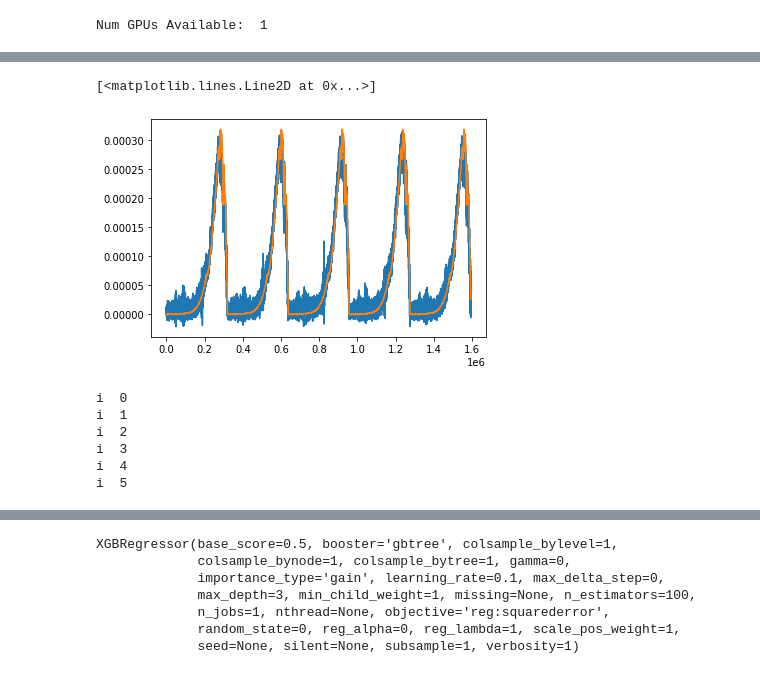
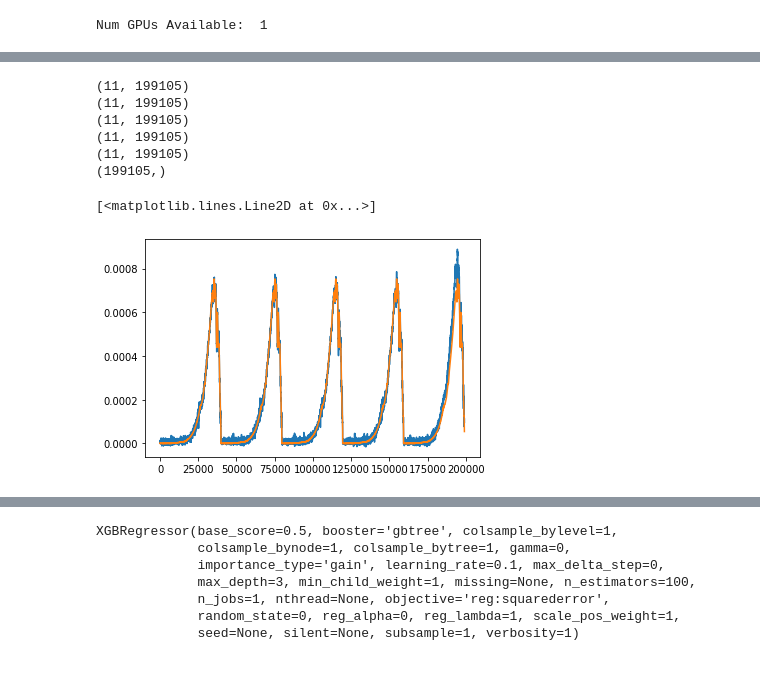
Before and after one commit to Ammon1/Math, a Jupyter notebook: noise_D.ipynb, the cells around one changed output, grey strips where cells are left out. Drawn from its saved outputs; the diff is of its cells as text; code cells hidden in the pictures.

```diff
--- a/noise_D.ipynb
+++ b/noise_D.ipynb
@@ -71,7 +124,7 @@ X_0=np.hstack((
             df2.iloc[:,1],
             df3.iloc[:,1],
             df4.iloc[:,1],
-            df5.iloc[:,1],))
+            df0.iloc[:,1],))
 
 X_01=np.arange(0,df_Y.iloc[:,1].shape[0])
 X_02=np.power(X_01,2)
@@ -83,6 +136,10 @@ X2=df_bg2.iloc[:,1].values
 X3=df_bg3.iloc[:,1].values
 X4=df_bg4.iloc[:,1].values
 X5=df_bg5.iloc[:,1].values
+X6=df_bg6.iloc[:,1].values
+X7=df_bg7.iloc[:,1].values
+X8=df_bg8.iloc[:,1].values
+X9=df_bg9.iloc[:,1].values
 
 
 X_1=np.tile(X1,int(X_0.shape[0]/Y_0.shape[0]))
@@ -90,9 +147,14 @@ X_2=np.tile(X2,int(X_0.shape[0]/Y_0.shape[0]))
 X_3=np.tile(X3,int(X_0.shape[0]/Y_0.shape[0]))
 X_4=np.tile(X4,int(X_0.shape[0]/Y_0.shape[0]))
 X_5=np.tile(X5,int(X_0.shape[0]/Y_0.shape[0]))
-X_8=np.tile(X_01,int(X_0.shape[0]/Y_0.shape[0]))
-X_9=np.tile(X_02,int(X_0.shape[0]/Y_0.shape[0]))
-X_10=np.tile(X_03,int(X_0.shape[0]/Y_0.shape[0]))
+X_6=np.tile(X6,int(X_0.shape[0]/Y_0.shape[0]))
+X_7=np.tile(X7,int(X_0.shape[0]/Y_0.shape[0]))
+X_8=np.tile(X8,int(X_0.shape[0]/Y_0.shape[0]))
+X_9=np.tile(X9,int(X_0.shape[0]/Y_0.shape[0]))
+
+X_10=np.tile(X_01,int(X_0.shape[0]/Y_0.shape[0]))
+X_11=np.tile(X_02,int(X_0.shape[0]/Y_0.shape[0]))
+X_12=np.tile(X_03,int(X_0.shape[0]/Y_0.shape[0]))
 
 Y=np.tile(Y_0,int(X_0.shape[0]/Y_0.shape[0]))
-X=np.vstack((X_0,X_1,X_2,X_3,X_4,X_5,X_8,X_9,X_10))
+X=np.vstack((X_0,X_1,X_2,X_3,X_4,X_5,X_8,X_9,X_10,X_11,X_12))
@@ -98,0 +199,14 @@ X=np.vstack((X_0,X_1,X_2,X_3,X_4,X_5,X_8,X_9,X_10))
+# %%
+print(X.shape)
+print(X1.shape)
+print(X2.shape)
+print(X3.shape)
+print(X4.shape)
+print(Y.shape)
+# %% [output]
+(11, 199105)
+(11, 199105)
+(11, 199105)
+(11, 199105)
+(11, 199105)
+(199105,)
@@ -99,26 +222,6 @@ X=np.vstack((X_0,X_1,X_2,X_3,X_4,X_5,X_8,X_9,X_10))
 # %%
-plt.plot(X[0,:])
-plt.plot(Y/60)
+plt.plot(X[:,0])
+plt.plot(Y)
 # %% [output]
 [<matplotlib.lines.Line2D at 0x...>]
-[figure, old version]
+[figure, new version]
-# %%
-i=0
-j=0
-for file in arr:
-    if 'dpt' in file:
-       #pomair dokladny
-       if '100sc' in file and 'bcg'not in file and '541' in file:
-           globals()['df_Y']=pd.read_csv(path+file,sep=',')
-       #pomiar niedokladny
-       elif '10sc' in file and 'bcg' not in file and '541' in file:
-           print('i ',i)
-           globals()['df'+str(i)]=pd.read_csv(path+file,sep=',')
-           i=i+1
-# %% [output]
-i  0
-i  1
-i  2
-i  3
-i  4
-i  5
```
Also changed, not shown: parts of 48 cells of this notebook.
